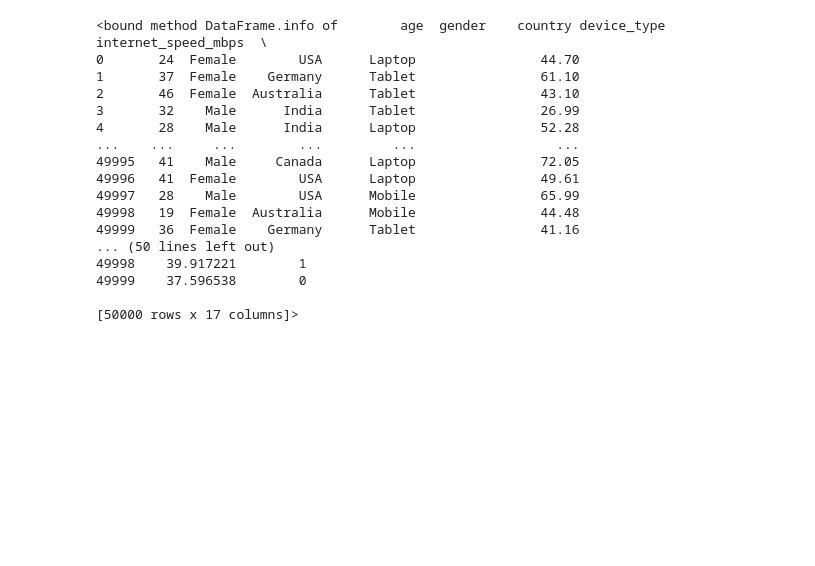
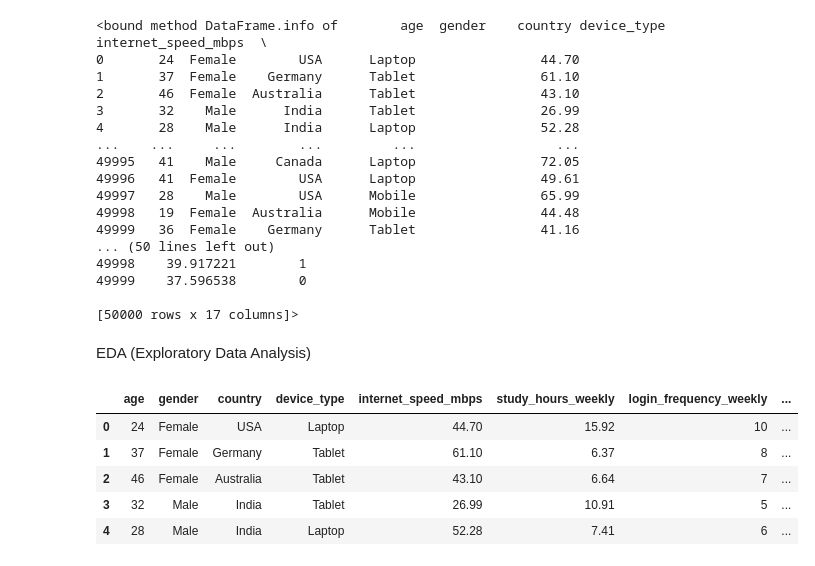
Before and after one commit to hansanagayathmika2003-ctrl/Online-Learning-Engagement, a Jupyter notebook: Online_Learning_Engagement.ipynb, the cells around one changed output. Saved outputs shown, nothing was run; the diff lists cells and outputs as text; code cells hidden in the pictures; blank space fills up the shorter version.

```diff
--- a/Online_Learning_Engagement.ipynb
+++ b/Online_Learning_Engagement.ipynb
@@ -203,3 +218,14 @@ df.info
 49999    37.596538        0
 
 [50000 rows x 17 columns]>
+# %% [markdown]
+EDA (Exploratory Data Analysis)
+# %%
+df.head()
+# %% [output]
+|  | age | gender | country | device_type | internet_speed_mbps | study_hours_weekly | login_frequency_weekly | ... |
+| 0 | 24 | Female | USA | Laptop | 44.70 | 15.92 | 10 | ... |
+| 1 | 37 | Female | Germany | Tablet | 61.10 | 6.37 | 8 | ... |
+| 2 | 46 | Female | Australia | Tablet | 43.10 | 6.64 | 7 | ... |
+| 3 | 32 | Male | India | Tablet | 26.99 | 10.91 | 5 | ... |
+| 4 | 28 | Male | India | Laptop | 52.28 | 7.41 | 6 | ... |
```
Also changed, not shown: parts of 30 cells of this notebook.
